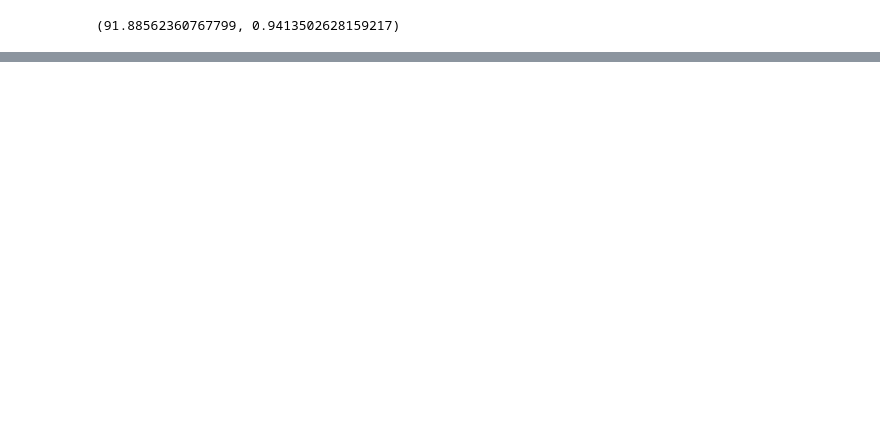
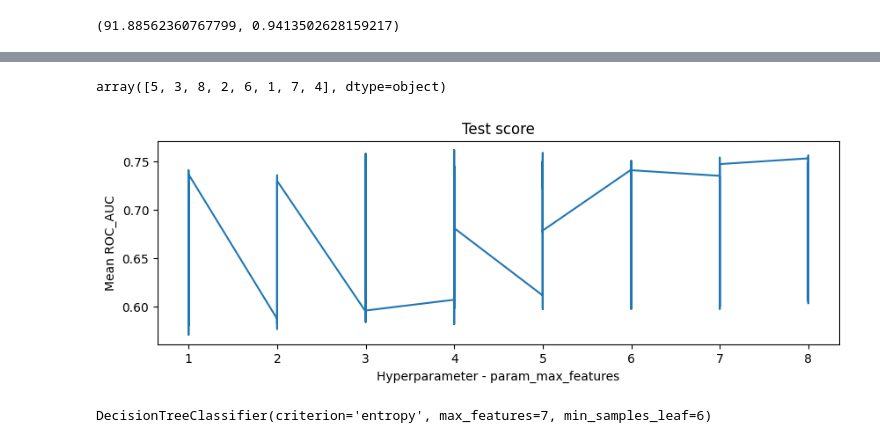
Before and after one commit to slord2k2/Machine-learning-101, a Jupyter notebook: Project 1 - Amazon.com - Employee Access/Dataset for the project/Model.ipynb, the cells around one changed output, grey strips where cells are left out. Drawn from its saved outputs; the diff is of its cells as text; code cells hidden in the pictures; blank space fills up the shorter version.

Commit message:
Decision Tree

```diff
--- a/Project 1 - Amazon.com - Employee Access/Dataset for the project/Model.ipynb
+++ b/Project 1 - Amazon.com - Employee Access/Dataset for the project/Model.ipynb
@@ -359,0 +366,6 @@ print(x)
+# %%
+param_dist = {"max_depth": [3, None],"max_features": randint(1, 9),"min_samples_leaf": randint(1, 9),"criterion": ["gini", "entropy"]}
+# %%
+tree = DecisionTreeClassifier()
+clf=RandomizedSearchCV(tree, param_dist,verbose=verbose,cv=cv,random_state=random_state,scoring=scoring,n_iter=100,n_jobs=-1)
+best_model=clf.fit(x_train,y_train)
@@ -359,0 +395,4 @@ print(x)
+# %%
+results=pd.DataFrame.from_dict(best_model.cv_results_)
+# results=results.sort_values('param_n_neighbors')
+results
@@ -359,0 +413,20 @@ print(x)
+# %%
+results['param_max_features'].unique()
+# %% [output]
+array([5, 3, 8, 2, 6, 1, 7, 4], dtype=object)
+# %%
+results=results.sort_values('param_max_features')
+plt.figure(figsize=(10,3))
+plt.plot(results['param_max_features'],results['mean_test_score']);
+plt.grid();
+plt.xlabel('Hyperparameter - param_max_features');
+plt.ylabel('Mean ROC_AUC');
+plt.title('Test score');
+plt.grid();
+# %% [output]
+[figure, added]
+# %%
+model = DecisionTreeClassifier(criterion='entropy', min_samples_leaf=6, max_features=7)
+model.fit(train_data,y_true)
+# %% [output]
+DecisionTreeClassifier(criterion='entropy', max_features=7, min_samples_leaf=6)
```
Also changed, not shown: parts of 31 cells of this notebook.
